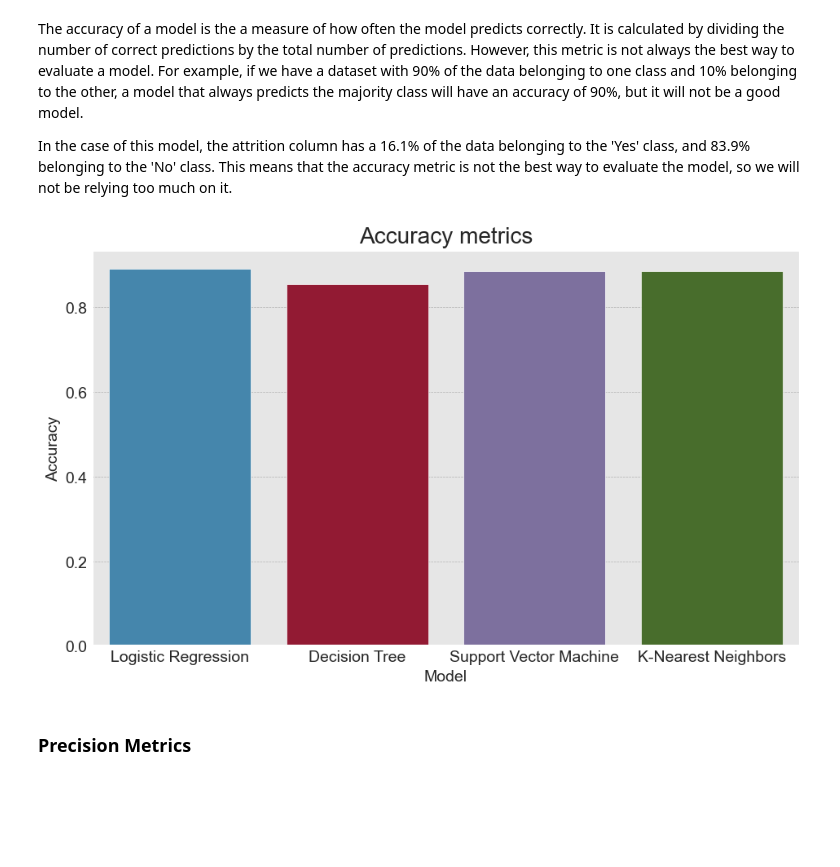
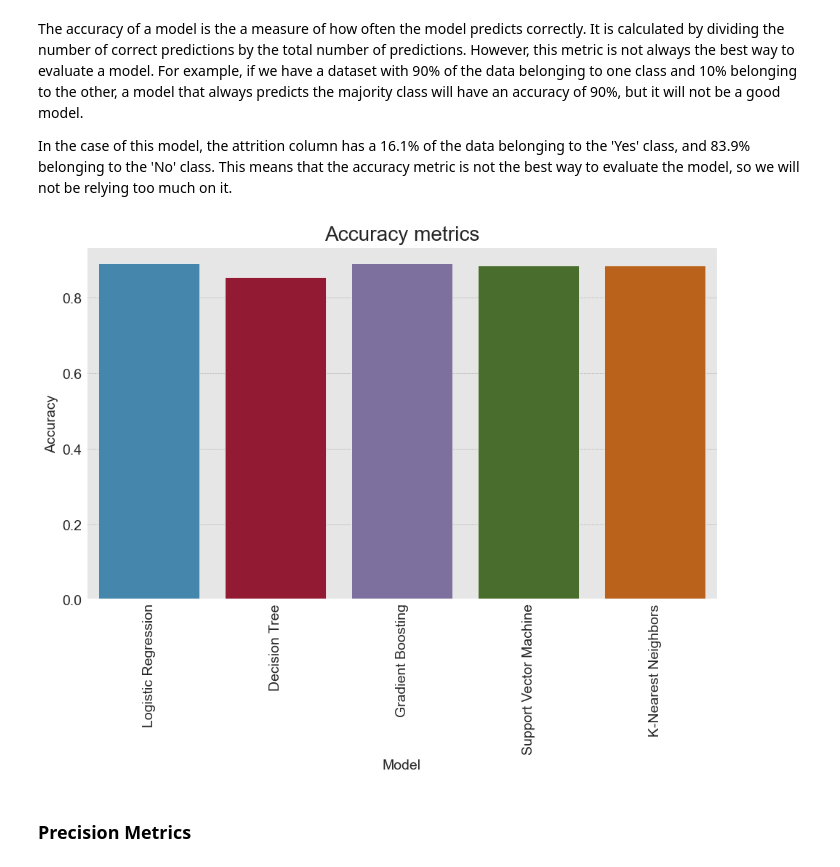
Before and after one commit to scuellaralmagro/employee_attrition_ibm, a Jupyter notebook: ibm_ml.ipynb, the cells around one changed output. Drawn from its saved outputs; the diff is of its cells as text; code cells hidden in the pictures; blank space fills up the shorter version.

Commit message:
Added Gradient Boosting Classifier.

```diff
--- a/ibm_ml.ipynb
+++ b/ibm_ml.ipynb
@@ -260,0 +318,18 @@ plot_confusion_matrix(y_test, y_predict)
+# %%
+y_predict = gradientboosting_clf_cv.predict(X_test) # Predicting the target variable for the test set
+# %%
+# Printing the accuracy, precision, recall, f1-score and roc_auc_score
+gb_accuracy = accuracy_score(y_test, y_predict)
+print('Accuracy: ', gb_accuracy)
+
+gb_precision = precision_score(y_test, y_predict)
+print('Precision: ', gb_precision)
+
+gb_recall = recall_score(y_test, y_predict)
+print('Recall: ', gb_recall)
+
+gb_f1 = f1_score(y_test, y_predict)
+print('F1-score: ', gb_f1)
+
+gb_roc_auc = roc_auc_score(y_test, y_predict)
+print('ROC AUC score: ', gb_roc_auc)
@@ -282,7 +363,7 @@ svm_clf_cv = RandomizedSearchCV(
     scoring='accuracy',
     param_distributions=parameters,
     cv = 5,
-    n_iter=50, # Number of iterations
+    n_iter=25, # Number of iterations
     n_jobs=-1, # Using all processors
     random_state=42
 )   # Instantiating RandomizedSearchCV with the SVC model
@@ -441,6 +522,7 @@ sns.set_style('darkgrid',{
 classification_lineplot = pd.DataFrame({
     'Logistic Regression': [lr_accuracy, lr_precision, lr_recall, lr_f1, lr_roc_auc],
     'Decision Tree': [dt_accuracy, dt_precision, dt_recall, dt_f1, dt_roc_auc],
+    'Gradient Boosting': [gb_accuracy, gb_precision, gb_recall, gb_f1, gb_roc_auc],
     'Support Vector Machine': [svm_accuracy, svm_precision, svm_recall, svm_f1, svm_roc_auc],
     'K-Nearest Neighbors': [knn_accuracy, knn_precision, knn_recall, knn_f1, knn_roc_auc],
     'Metric': ['Accuracy', 'Precision', 'Recall', 'F1-score', 'ROC AUC score']}) # Creating a dataframe for the final lineplot
@@ -448,16 +530,17 @@ classification_lineplot = pd.DataFrame({
 classification_lineplot = classification_lineplot.melt(id_vars='Metric', var_name='Model', value_name='Score') # Melting the dataframe
 
 classification_report = pd.DataFrame({
-    'Model': ['Logistic Regression', 'Decision Tree', 'Support Vector Machine', 'K-Nearest Neighbors'],
-    'Accuracy': [lr_accuracy, dt_accuracy, svm_accuracy, knn_accuracy],
-    'Precision': [lr_precision, dt_precision, svm_precision, knn_precision],
-    'Recall': [lr_recall, dt_recall, svm_recall, knn_recall],
-    'F1-score': [lr_f1, dt_f1, svm_f1, knn_f1],
-    'ROC AUC score': [lr_roc_auc, dt_roc_auc, svm_roc_auc, knn_roc_auc],
+    'Model': ['Logistic Regression', 'Decision Tree', 'Gradient Boosting', 'Support Vector Machine', 'K-Nearest Neighbors'],
+    'Accuracy': [lr_accuracy, dt_accuracy, gb_accuracy, svm_accuracy, knn_accuracy],
+    'Precision': [lr_precision, dt_precision, gb_precision, svm_precision, knn_precision],
+    'Recall': [lr_recall, dt_recall, gb_recall, svm_recall, knn_recall],
+    'F1-score': [lr_f1, dt_f1, gb_f1, svm_f1, knn_f1],
+    'ROC AUC score': [lr_roc_auc, dt_roc_auc, gb_roc_auc, svm_roc_auc, knn_roc_auc],
     'Average Score': [np.mean([lr_accuracy, lr_precision, lr_recall, lr_f1, lr_roc_auc]),
                       np.mean([dt_accuracy, dt_precision, dt_recall, dt_f1, dt_roc_auc]),
                       np.mean([svm_accuracy, svm_precision, svm_recall, svm_f1, svm_roc_auc]),
-                      np.mean([knn_accuracy, knn_precision, knn_recall, knn_f1, knn_roc_auc])]})
+                      np.mean([knn_accuracy, knn_precision, knn_recall, knn_f1, knn_roc_auc]),
+                      np.mean([gb_accuracy, gb_precision, gb_recall, gb_f1, gb_roc_auc])]})
 
 classification_lineplot
 # %% [output]
@@ -487,11 +570,12 @@ In the case of this model, the attrition column has a 16.1% of the data belongin
 # %%
 # Plotting the accuracy metrics
 plt.figure(figsize=(10, 6))
 sns.barplot(data = classification_report, x = 'Model', y = 'Accuracy')
 plt.title('Accuracy metrics')
+plt.xticks(rotation=90)
 plt.show()
 # %% [output]
-[figure, old version]
+[figure, new version]
 # %% [markdown]
 ### Precision Metrics
 # %% [markdown]
```
Also changed, not shown: parts of 20 cells of this notebook.
